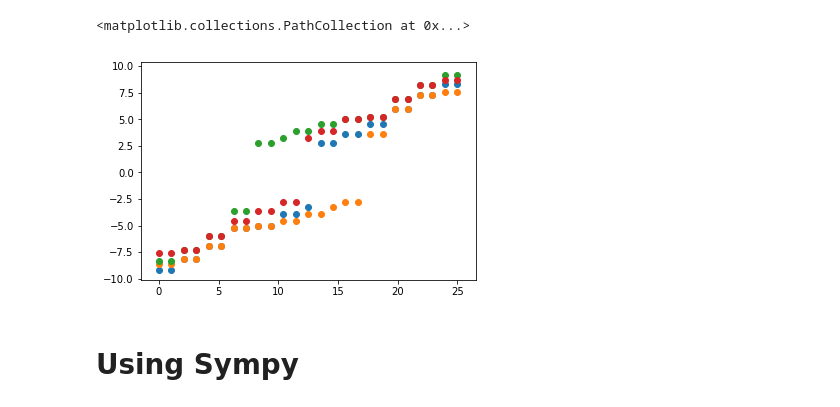
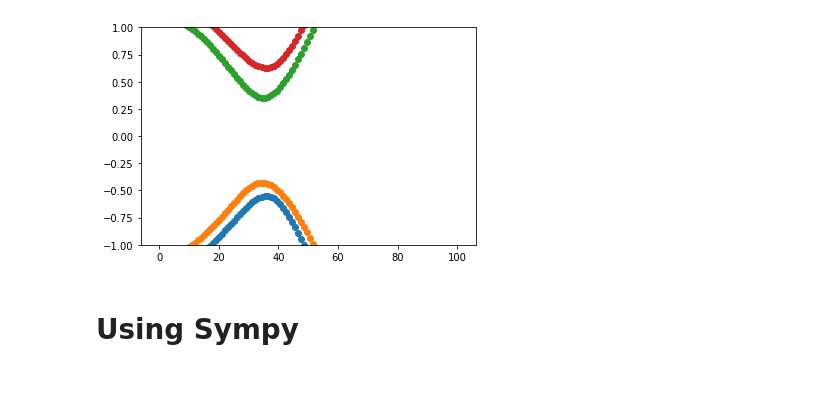
Before and after one commit to noah004/Graphene_Skyrmion, a Jupyter notebook: honeycomb_skymi/Graphene Skyrmion.ipynb, the cells around one changed output. Drawn from its saved outputs; the diff is of its cells as text; code cells hidden in the pictures.

```diff
--- a/honeycomb_skymi/Graphene Skyrmion.ipynb
+++ b/honeycomb_skymi/Graphene Skyrmion.ipynb
@@ -94,14 +93,18 @@ plt.scatter(X,Energy1)
 # %%
+Energy = np.multiply(Energy,1/tb)
 Energy = np.transpose(Energy)
-for i in range(len(Energy)):
-    Energy[i] = sorted(Energy[i])
+#for i in range(len(Energy)):
+#    Energy[i] = sorted(Energy[i])
 X = np.linspace(0,len(Energy[0]),len(Energy[0]))
-plt.scatter(X,Energy[0])
-plt.scatter(X,Energy[1])
-plt.scatter(X,Energy[2])
-plt.scatter(X,Energy[3])
-# %% [output]
-<matplotlib.collections.PathCollection at 0x...>
-[figure, removed]
+# %%
+plt.clf()
+plt.ylim(-1, 1)
+plt.scatter(X,Energy[0])
+plt.scatter(X,Energy[1])
+plt.scatter(X,Energy[2])
+plt.scatter(X,Energy[3])
+plt.show()
+# %% [output]
+[figure, added]
 # %% [markdown]
 # Using Sympy
```
Also changed, not shown: parts of 21 cells of this notebook.
